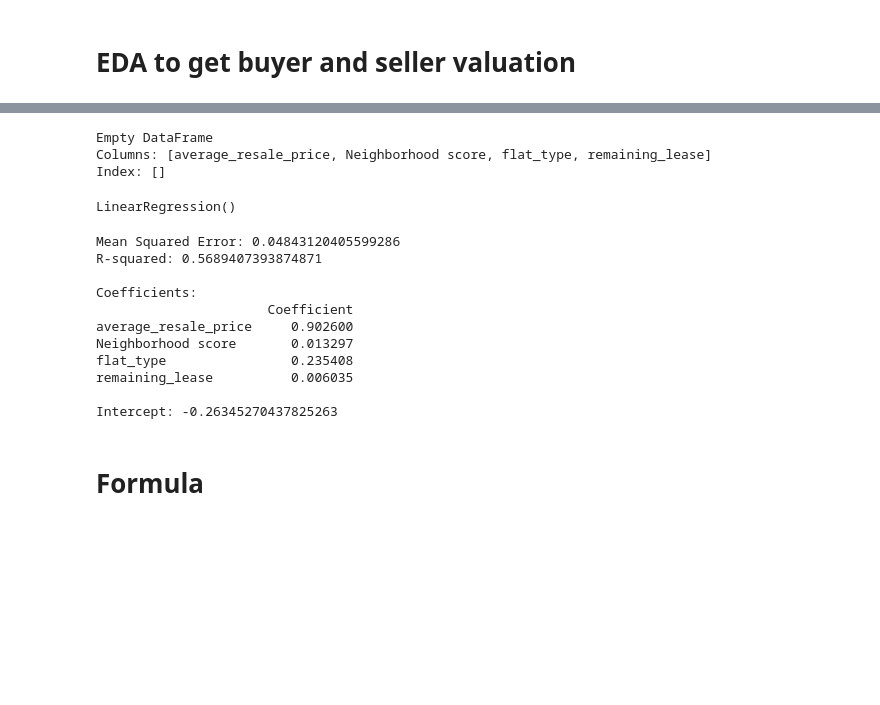
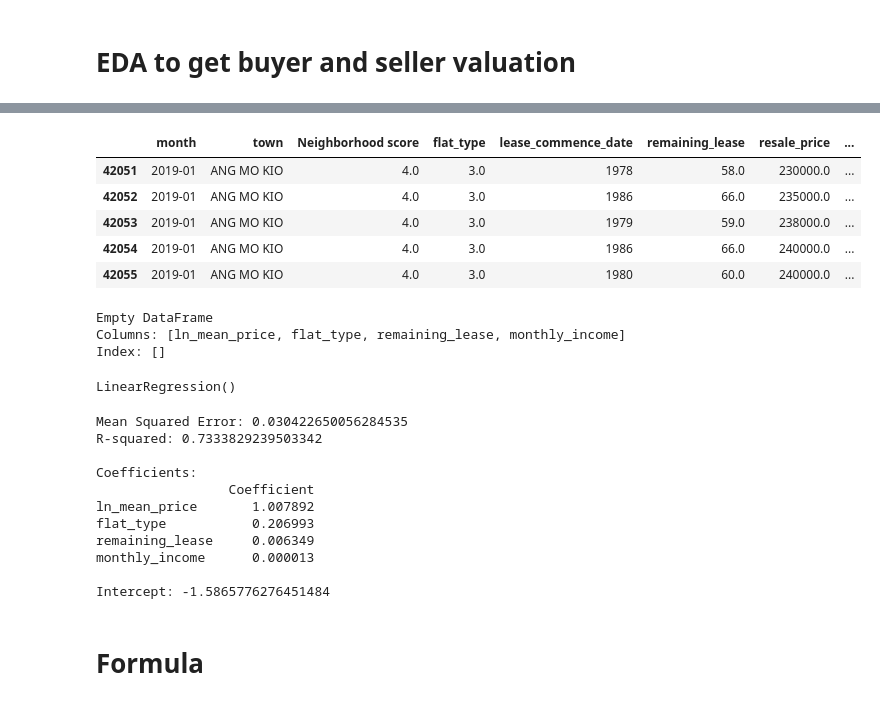
Before and after one commit to Defactor213/abms, a Jupyter notebook: notebooks/linearregression.ipynb, the cells around one changed output, grey strips where cells are left out. Cells and saved outputs as stored; diff of their text form; code cells hidden in the pictures; blank space fills up the shorter version.

Commit message:
update model and notebook

```diff
--- a/notebooks/linearregression.ipynb
+++ b/notebooks/linearregression.ipynb
@@ -72,0 +29,4 @@ print(df.tail())
+# %%
+# delete all rows where month does not include 2019
+df = df[df['month'].str.contains("2019")]
+print(df.head())
@@ -73,7 +54,33 @@ print(df.tail())
+# %%
+# add monthly income column
+# 2 room is 2521
+# 3 room is 5868
+# 4 room is 8827
+# 5 room is 12244
+
+income_mapping = {
+    1: 1500,
+    2: 2521,
+    3: 5868,
+    4: 8827,
+    5: 12244,
+    6: 12244,
+}
+
+df['monthly_income'] = df['flat_type'].map(income_mapping)
+
+df.head()
+# %% [output]
+|  | month | town | Neighborhood score | flat_type | lease_commence_date | remaining_lease | resale_price | ... |
+| 42051 | 2019-01 | ANG MO KIO | 4.0 | 3.0 | 1978 | 58.0 | 230000.0 | ... |
+| 42052 | 2019-01 | ANG MO KIO | 4.0 | 3.0 | 1986 | 66.0 | 235000.0 | ... |
+| 42053 | 2019-01 | ANG MO KIO | 4.0 | 3.0 | 1979 | 59.0 | 238000.0 | ... |
+| 42054 | 2019-01 | ANG MO KIO | 4.0 | 3.0 | 1986 | 66.0 | 240000.0 | ... |
+| 42055 | 2019-01 | ANG MO KIO | 4.0 | 3.0 | 1980 | 60.0 | 240000.0 | ... |
 # %%
 # Assuming df is your DataFrame
 # Selecting only the specified columns from the dataframe
-X_columns = ['average_resale_price', 'Neighborhood score', 'flat_type', 'remaining_lease']
+X_columns = ['ln_mean_price', 'flat_type', 'remaining_lease', 'monthly_income']
 X = df[X_columns]
 
 # Find rows with NaN values in the specified columns
@@ -83,6 +90,6 @@ rows_with_nan = X[X.isna().any(axis=1)]
 print(rows_with_nan)
 # %% [output]
 Empty DataFrame
-Columns: [average_resale_price, Neighborhood score, flat_type, remaining_lease]
+Columns: [ln_mean_price, flat_type, remaining_lease, monthly_income]
 Index: []
 # %%
@@ -105,7 +112,6 @@ LinearRegression()
 # Making predictions
 y_pred = model.predict(X_test)
 # %%
-# Model evaluation
 mse = mean_squared_error(y_test, y_pred)
 r2 = r2_score(y_test, y_pred)
 
@@ -114,23 +120,24 @@ print("R-squared:", r2)
 
 # Coefficients of the model
 coefficients = pd.DataFrame(model.coef_, X.columns, columns=['Coefficient'])
+coefficients_str = coefficients.to_string(float_format='{:f}'.format)
 print("\nCoefficients:")
-print(coefficients)
+print(coefficients_str)
 
 # Intercept of the model
 print("\nIntercept:", model.intercept_)
 # %% [output]
-Mean Squared Error: 0.04843120405599286
-R-squared: 0.5689407393874871
+Mean Squared Error: 0.030422650056284535
+R-squared: 0.7333829239503342
 
 Coefficients:
-                      Coefficient
-average_resale_price     0.902600
-Neighborhood score       0.013297
-flat_type                0.235408
-remaining_lease          0.006035
+                 Coefficient
+ln_mean_price       1.007892
+flat_type           0.206993
+remaining_lease     0.006349
+monthly_income      0.000013
 
-Intercept: -0.26345270437825263
+Intercept: -1.5865776276451484
 # %% [markdown]
 <h1>Formula</h1>
 # %% [markdown]
```
Also changed, not shown: parts of 8 cells of this notebook, 3 other files.
